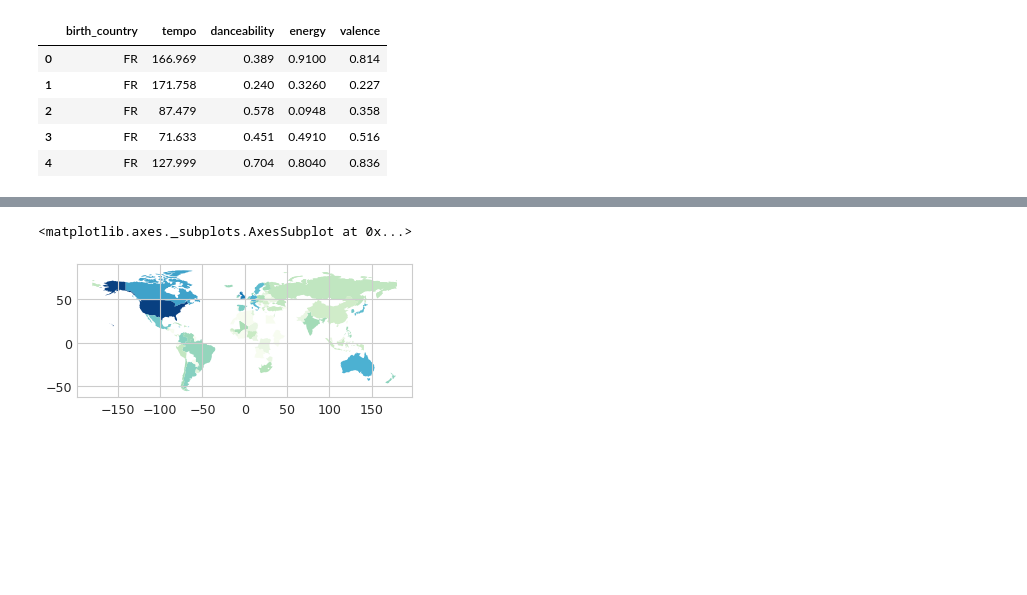
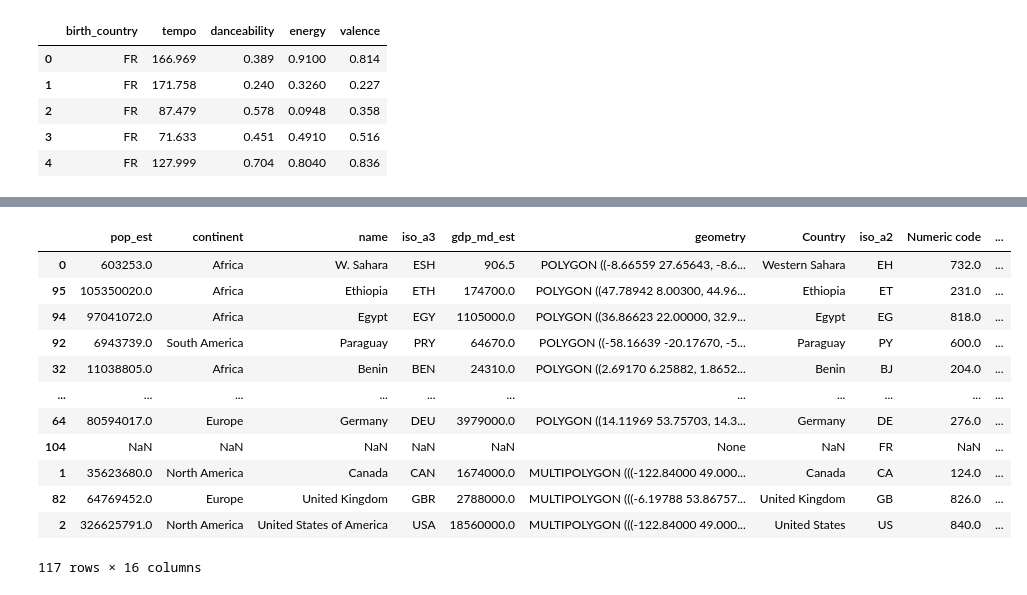
Before and after one commit to wkosmos/MusicalGeography, a Jupyter notebook: mapping.ipynb, the cells around one changed output, grey strips where cells are left out. Drawn from its saved outputs; the diff is of its cells as text; code cells hidden in the pictures; blank space fills up the shorter version.

```diff
--- a/mapping.ipynb
+++ b/mapping.ipynb
@@ -90,5 +117,16 @@ world_df['artist_count'] = np.log10(world_df['artist_count'])
-# %%
-world_df.plot(column='artist_count', cmap='GnBu')
-# %% [output]
-<matplotlib.axes._subplots.AxesSubplot at 0x...>
-[figure, removed]
+# %%
+new_world_df.sort_values('artist_count', ascending=True)
+# %% [output]
+|  | pop_est | continent | name | iso_a3 | gdp_md_est | geometry | Country | iso_a2 | Numeric code | ... |
+| 0 | 603253.0 | Africa | W. Sahara | ESH | 906.5 | POLYGON ((-8.66559 27.65643, -8.6... | Western Sahara | EH | 732.0 | ... |
+| 95 | 105350020.0 | Africa | Ethiopia | ETH | 174700.0 | POLYGON ((47.78942 8.00300, 44.96... | Ethiopia | ET | 231.0 | ... |
+| 94 | 97041072.0 | Africa | Egypt | EGY | 1105000.0 | POLYGON ((36.86623 22.00000, 32.9... | Egypt | EG | 818.0 | ... |
+| 92 | 6943739.0 | South America | Paraguay | PRY | 64670.0 | POLYGON ((-58.16639 -20.17670, -5... | Paraguay | PY | 600.0 | ... |
+| 32 | 11038805.0 | Africa | Benin | BEN | 24310.0 | POLYGON ((2.69170 6.25882, 1.8652... | Benin | BJ | 204.0 | ... |
+| ... | ... | ... | ... | ... | ... | ... | ... | ... | ... | ... |
+| 64 | 80594017.0 | Europe | Germany | DEU | 3979000.0 | POLYGON ((14.11969 53.75703, 14.3... | Germany | DE | 276.0 | ... |
+| 104 | NaN | NaN | NaN | NaN | NaN | None | NaN | FR | NaN | ... |
+| 1 | 35623680.0 | North America | Canada | CAN | 1674000.0 | MULTIPOLYGON (((-122.84000 49.000... | Canada | CA | 124.0 | ... |
+| 82 | 64769452.0 | Europe | United Kingdom | GBR | 2788000.0 | MULTIPOLYGON (((-6.19788 53.86757... | United Kingdom | GB | 826.0 | ... |
+| 2 | 326625791.0 | North America | United States of America | USA | 18560000.0 | MULTIPOLYGON (((-122.84000 49.000... | United States | US | 840.0 | ... |
+117 rows × 16 columns
```
Also changed, not shown: parts of 12 cells of this notebook, 4 other files.
